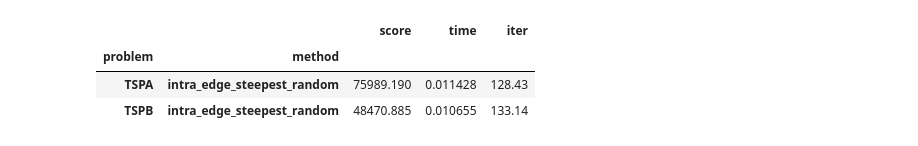
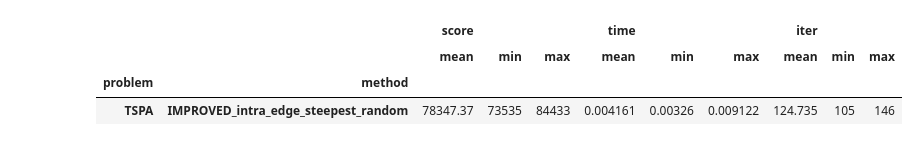
Before and after one commit to BbqGamer/TSP, a Jupyter notebook: notebooks/vis.ipynb, the cells around one changed output. Saved outputs shown, nothing was run; the diff lists cells and outputs as text; code cells hidden in the pictures.

```diff
--- a/notebooks/vis.ipynb
+++ b/notebooks/vis.ipynb
@@ -5 +34,3 @@ df = pd.read_csv('../results/assignment3.csv')
+# %%
+df4 = pd.read_csv('../results/assignment4_5.csv')
 # %%
@@ -26,9 +40,7 @@ df[["problem","method", "score", "time", "iter"]].groupby(["problem","method"]).
-# %%
-df4 = pd.read_csv('../results/assignment4_4.csv')
 # %%
-df4[["problem","method", "score", "time", "iter"]].groupby(["problem","method"]).mean()
+df4[df4["problem"]=="TSPA"][["problem","method", "score", "time", "iter"]].groupby(["problem","method"]).agg(["mean", "min", "max"]).sort_values(by=("score", "mean"), ascending=True)
 # %% [output]
-|  |  | score | time | iter |
-| problem | method |  |  |  |
-| TSPA | intra_edge_steepest_random | 75989.190 | 0.011428 | 128.43 |
-| TSPB | intra_edge_steepest_random | 48470.885 | 0.010655 | 133.14 |
+|  |  | score |  |  | time |  |  | iter |  |  |
+|  |  | mean | min | max | mean | min | max | mean | min | max |
+| problem | method |  |  |  |  |  |  |  |  |  |
+| TSPA | IMPROVED_intra_edge_steepest_random | 78347.37 | 73535 | 84433 | 0.004161 | 0.00326 | 0.009122 | 124.735 | 105 | 146 |
```
Also changed, not shown: parts of 12 cells of this notebook, 4 other files.
